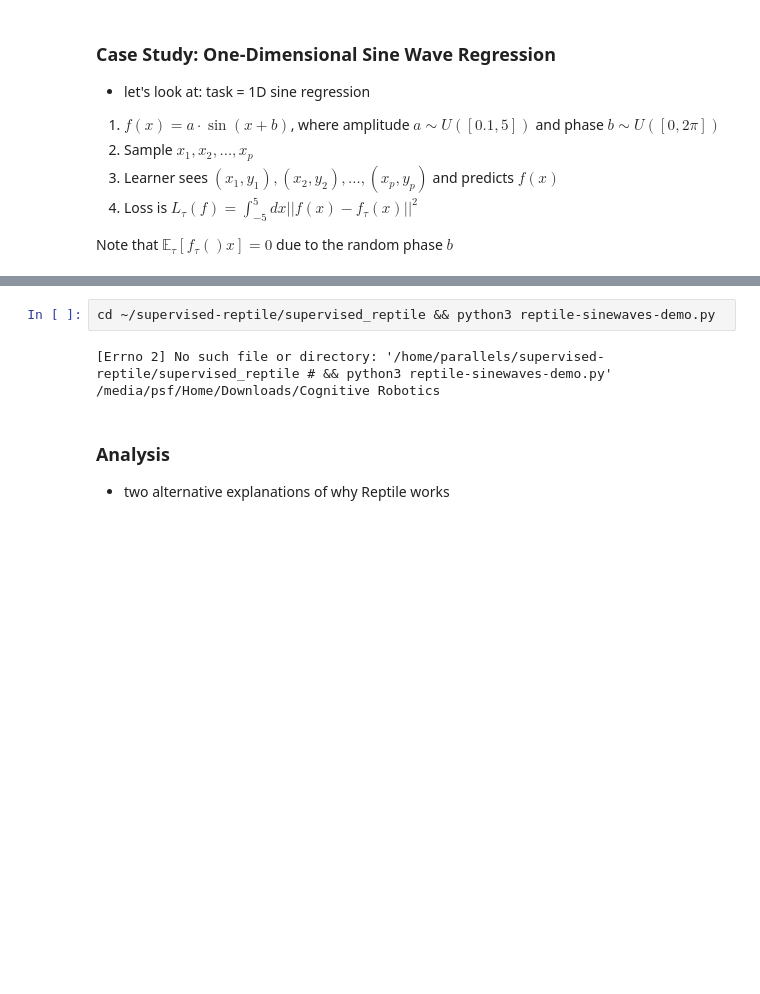
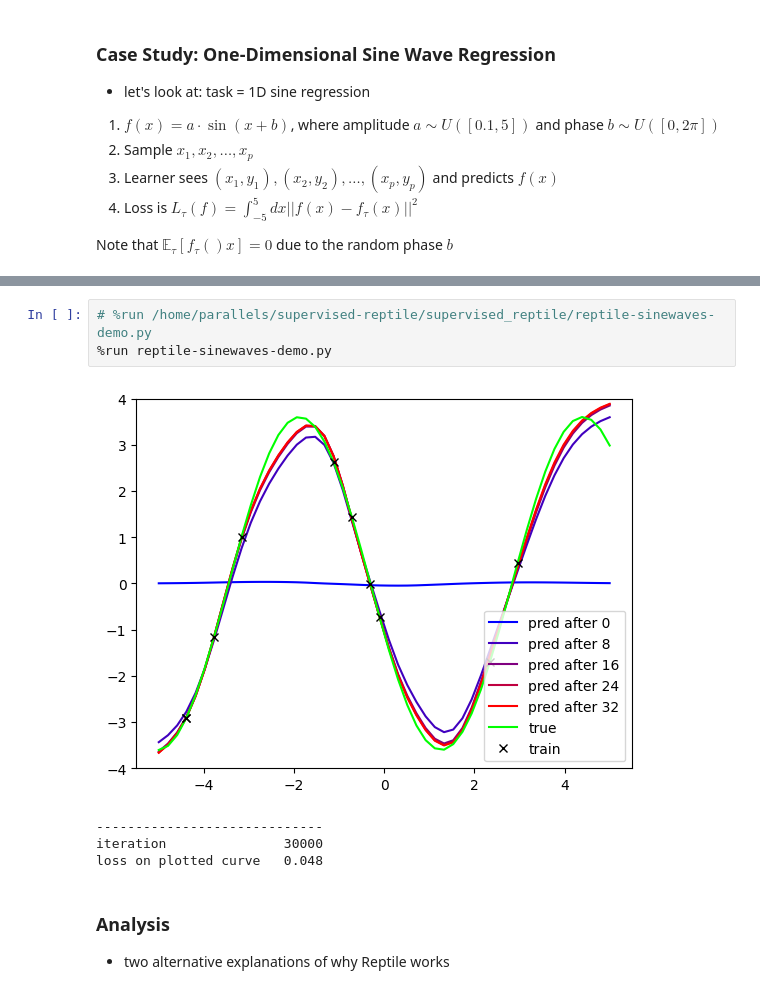
Before and after one commit to LathDevers/Cognitive-Robotics, a Jupyter notebook: reptile.ipynb, the cells around one changed output, grey strips where cells are left out. Cells and saved outputs as stored; diff of their text form; blank space fills up the shorter version.

Commit message:
Added sine regression python script

```diff
--- a/reptile.ipynb
+++ b/reptile.ipynb
@@ -99,10 +99,13 @@ Note that $\mathbb{E}_{\tau}[f_{\tau}()x]=0$ due to the random phase $b$
 | :----: | :----: |
 | After MAML training | After Reptile training |
 # %%
-cd ~/supervised-reptile/supervised_reptile && python3 reptile-sinewaves-demo.py
+# %run /home/parallels/supervised-reptile/supervised_reptile/reptile-sinewaves-demo.py
+%run reptile-sinewaves-demo.py
 # %% [output]
+[figure, added]
-[Errno 2] No such file or directory: '/home/parallels/supervised-reptile/supervised_reptile # && python3 reptile-sinewaves-demo.py'
-/media/psf/Home/Downloads/Cognitive Robotics
+-----------------------------
+iteration               30000
+loss on plotted curve   0.048
 # %% [markdown]
 ### Analysis
 
```
Also changed, not shown: parts of 2 cells of this notebook, 1 other file.
